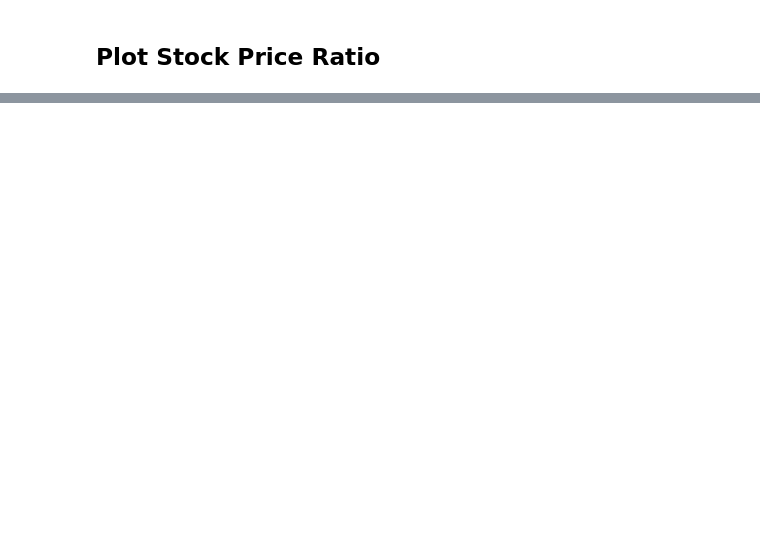
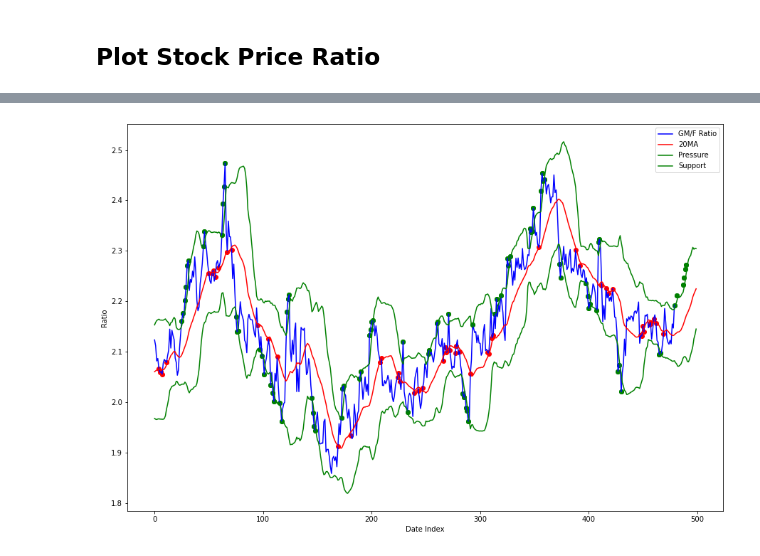
Before and after one commit to JohnnyWu0425/NCTU-Fintech-Final-Project, a Jupyter notebook: Code/Experiment/Pair Trading Manually.ipynb, the cells around one changed output, grey strips where cells are left out. Saved outputs shown, nothing was run; the diff lists cells and outputs as text; code cells hidden in the pictures; blank space fills up the shorter version.

```diff
--- a/Code/Experiment/Pair Trading Manually.ipynb
+++ b/Code/Experiment/Pair Trading Manually.ipynb
@@ -107,0 +125,26 @@ plt.show()
+# %%
+# stock price ratio
+
+plt.figure(figsize=(15, 10))
+plt.plot(spread_ratio[20:500], color="blue", label="GM/F Ratio")
+plt.plot(ma_20[:500], color="red", label="20MA")
+plt.plot(pressure[:500], color="green", label="Pressure")
+plt.plot(support[:500], color="green", label="Support")
+
+for idx, value in enumerate(label):
+    if idx == 500:
+        break
+
+    if value == 1:
+        plt.scatter(idx, spread_ratio[20+idx], color="green")
+        plt.scatter(idx, spread_ratio[20+idx], color="green")
+    elif value == -1:
+        plt.scatter(idx, spread_ratio[20+idx], color="red")
+
+
+plt.legend()
+plt.xlabel("Date Index")
+plt.ylabel("Ratio")
+plt.show()
+# %% [output]
+[figure, added]
```
Also changed, not shown: parts of 7 cells of this notebook, 1 other file.
